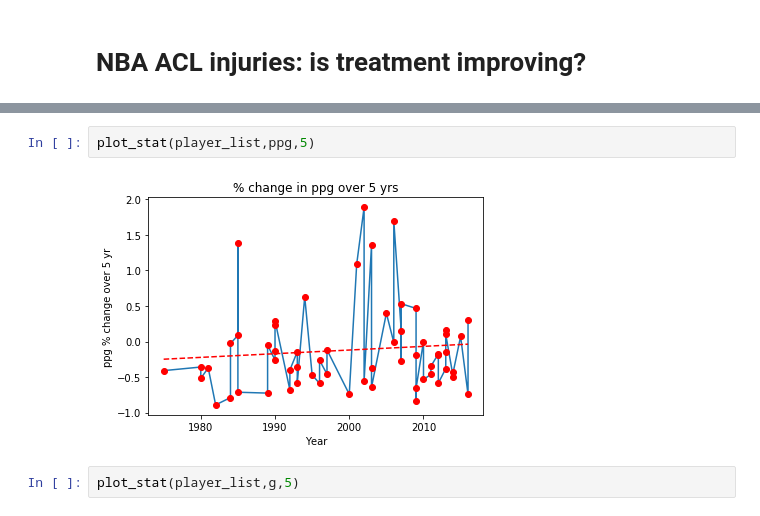
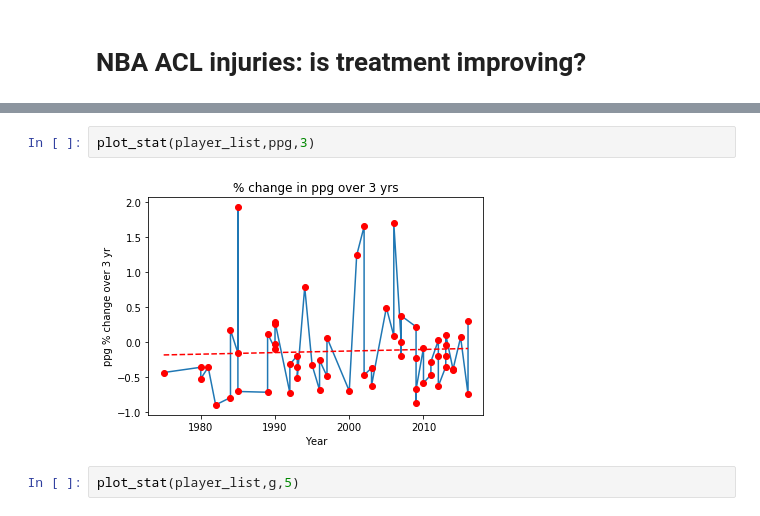
Before and after one commit to noogie13/nba-acl, a Jupyter notebook: analysis.ipynb, the cells around one changed output, grey strips where cells are left out. Saved outputs shown, nothing was run; the diff lists cells and outputs as text.

```diff
--- a/analysis.ipynb
+++ b/analysis.ipynb
@@ -27,7 +43,7 @@ plot_stat_years(player_list,ppg,2,1980)
 # %%
-plot_stat(player_list,ppg,5)
+plot_stat(player_list,ppg,3)
 # %% [output]
-[figure, old version]
+[figure, new version]
 # %%
 plot_stat(player_list,g,5)
 # %% [output]
```
Also changed, not shown: parts of 10 cells of this notebook.
